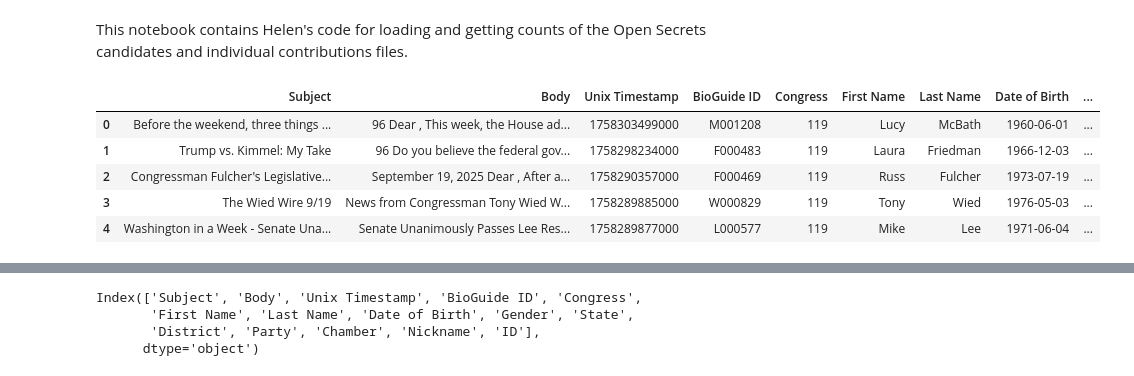
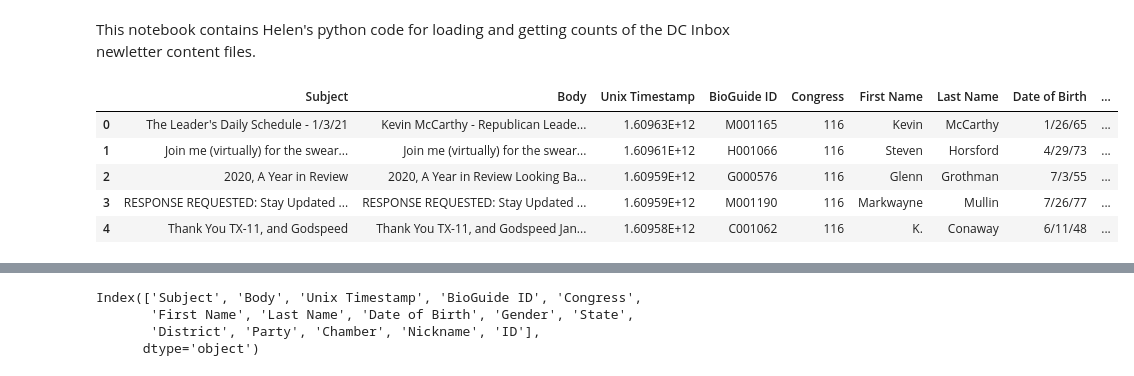
Before and after one commit to marobinette/cfd-project-ds1, a Jupyter notebook: notebooks/DCInbox_ETL.ipynb, the cells around one changed output, grey strips where cells are left out. Drawn from its saved outputs; the diff is of its cells as text; code cells hidden in the pictures.

Commit message:
Fixed to use 116th Congress file and appropriate date range

```diff
--- a/notebooks/DCInbox_ETL.ipynb
+++ b/notebooks/DCInbox_ETL.ipynb
@@ -1,5 +1,5 @@
 # %% [markdown]
-This notebook contains Helen's code for loading and getting counts of the Open Secrets candidates and individual contributions files.
+This notebook contains Helen's python code for loading and getting counts of the DC Inbox newletter content files.
 # %%
 # KEEP
 # import libraries
@@ -14,25 +14,30 @@ import pandas as pd
 # %%
 # Read in the DCInbox table
 
-# column_names = ["Cycle", "FECCandID", "CID", "FirstLastP",
-#                 "Party", "DistIDRunFor", "DistIDCurr", "CurrCand",
-#                 "CycleCand", "CRPICO", "RecipCode", "NoPacs"]
+# column_names = ["Subject", "Body", "Unix Timestamp", "BioGuide ID",
+#                 "Congress", "First Name", "Last Name", "Date of Birth",
+#                 "Gender", "State", "District", "Party",
+#                 "Chamber", "Nickname", "ID"]
 
-# dcinbox_df = pd.read_csv("dcinbox_export__election s.csv",
 dcinbox_raw_df = pd.read_csv(
-    "../data/dcinbox/dcinbox_export_119th_through9_19_2025.csv",
-    # sep = ",",            # separated by commas
-    # quotechar = "|",      # fields are surrounded by pipes
+#     "../data/dcinbox/dcinbox_export_119th_through9_19_2025.csv",
+    "../data/dcinbox/dcinbox_export_116.csv",
+    # sep = ",",            # columns are separated by commas
+    # quotechar = "|",      # columns are surrounded by pipes
     encoding = "latin1"
     # header = None,
     # names = column_names
 )
 
-dcinbox_raw_df.head()
+# Remove all unnamed columns, because
+# dcinbox_clean_columns_df = dcinbox_raw_df.loc[:, ~unnamed]
+dcinbox_clean_columns_df = dcinbox_raw_df.loc[:, ~unnamed].copy()
+
+dcinbox_clean_columns_df.head()
 # %% [output]
 |  | Subject | Body | Unix Timestamp | BioGuide ID | Congress | First Name | Last Name | Date of Birth | ... |
-| 0 | Before the weekend, three things ... | 96 Dear , This week, the House ad... | 1758303499000 | M001208 | 119 | Lucy | McBath | 1960-06-01 | ... |
-| 1 | Trump vs. Kimmel: My Take | 96 Do you believe the federal gov... | 1758298234000 | F000483 | 119 | Laura | Friedman | 1966-12-03 | ... |
-| 2 | Congressman Fulcher's Legislative... | September 19, 2025 Dear , After a... | 1758290357000 | F000469 | 119 | Russ | Fulcher | 1973-07-19 | ... |
-| 3 | The Wied Wire 9/19 | News from Congressman Tony Wied W... | 1758289885000 | W000829 | 119 | Tony | Wied | 1976-05-03 | ... |
-| 4 | Washington in a Week - Senate Una... | Senate Unanimously Passes Lee Res... | 1758289877000 | L000577 | 119 | Mike | Lee | 1971-06-04 | ... |
+| 0 | The Leader's Daily Schedule - 1/3/21 | Kevin McCarthy - Republican Leade... | 1.60963E+12 | M001165 | 116 | Kevin | McCarthy | 1/26/65 | ... |
+| 1 | Join me (virtually) for the swear... | Join me (virtually) for the swear... | 1.60961E+12 | H001066 | 116 | Steven | Horsford | 4/29/73 | ... |
+| 2 | 2020, A Year in Review | 2020, A Year in Review Looking Ba... | 1.60959E+12 | G000576 | 116 | Glenn | Grothman | 7/3/55 | ... |
+| 3 | RESPONSE REQUESTED: Stay Updated ... | RESPONSE REQUESTED: Stay Updated ... | 1.60959E+12 | M001190 | 116 | Markwayne | Mullin | 7/26/77 | ... |
+| 4 | Thank You TX-11, and Godspeed | Thank You TX-11, and Godspeed Jan... | 1.60958E+12 | C001062 | 116 | K. | Conaway | 6/11/48 | ... |
```
Also changed, not shown: parts of 8 cells of this notebook, 5 other files.
